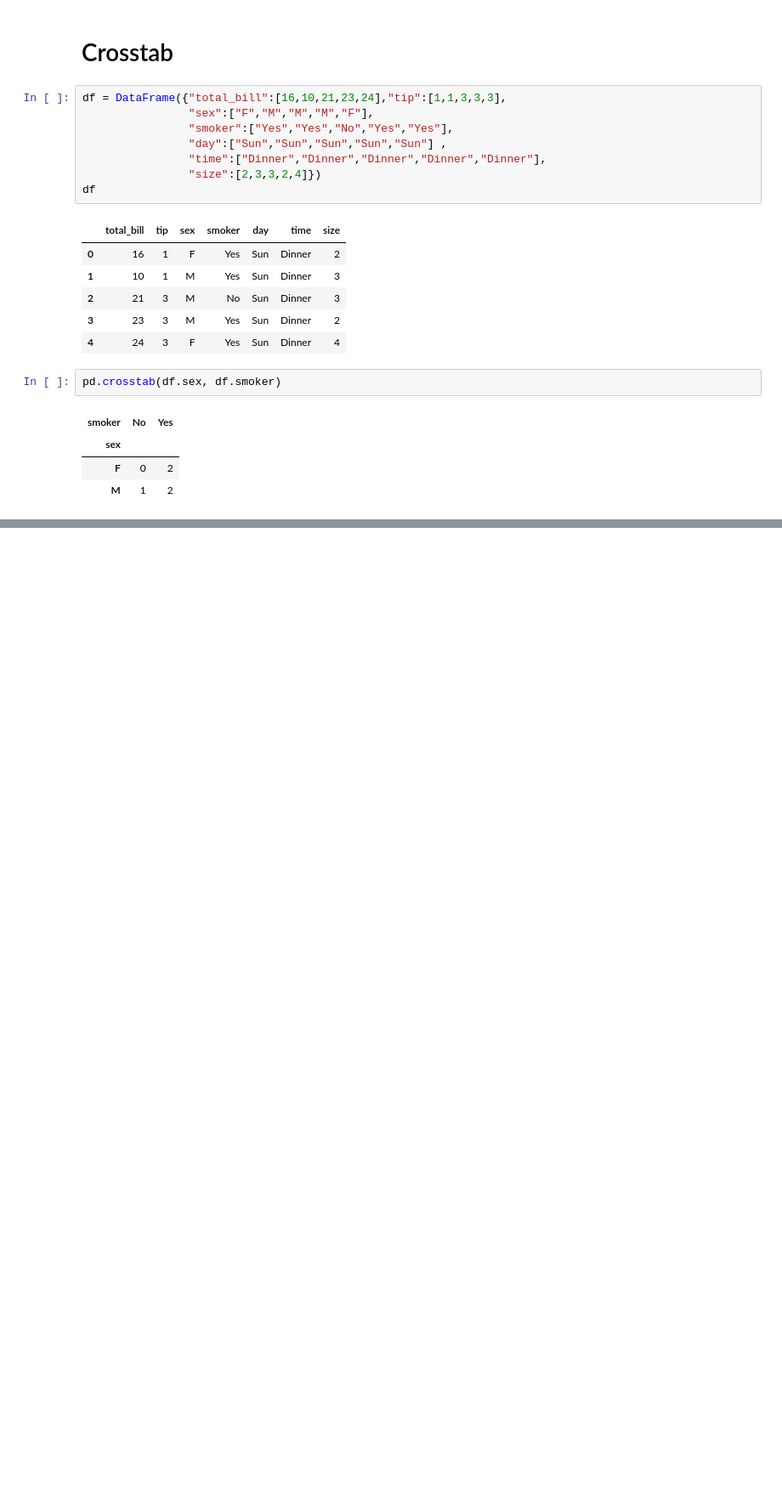
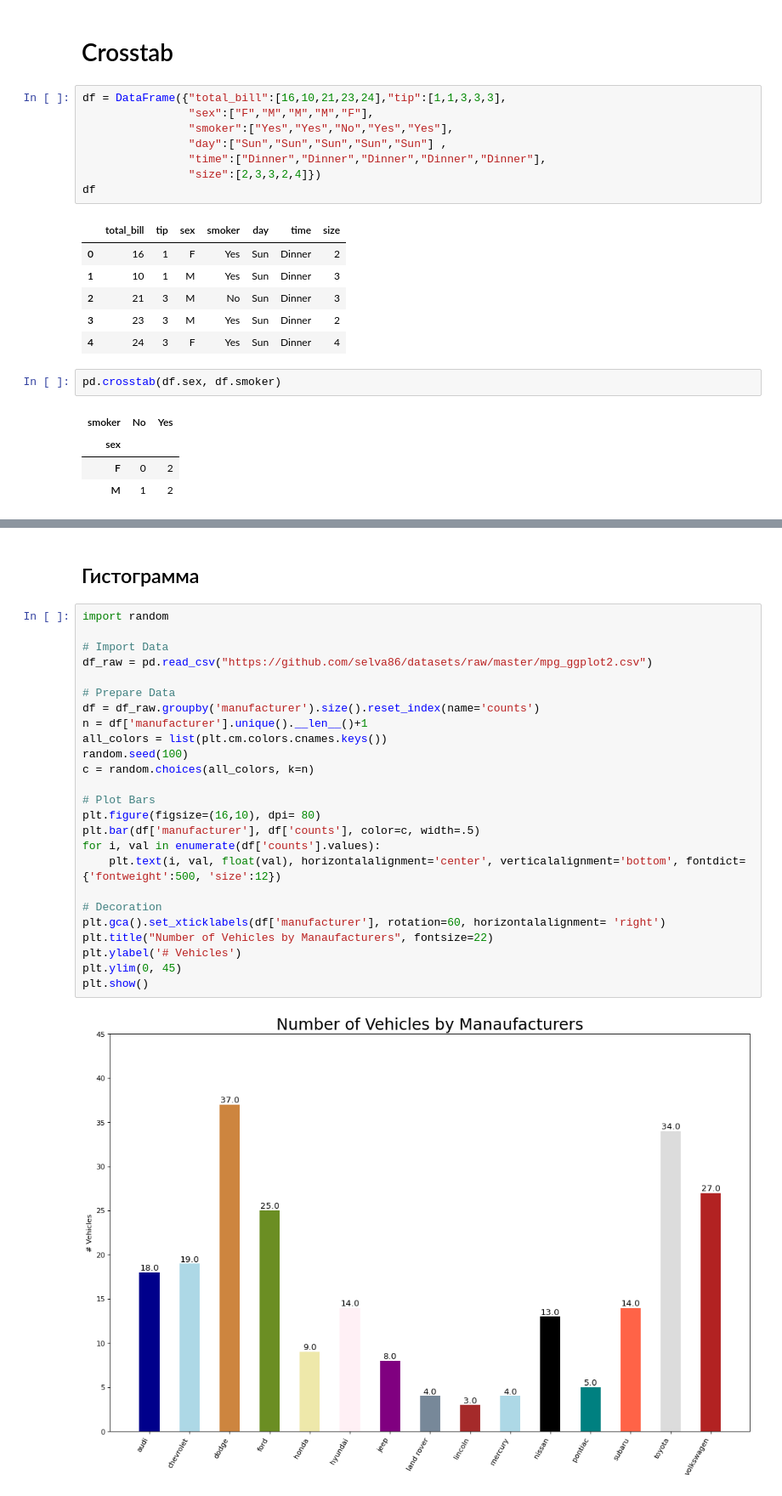
Before and after one commit to DieNice/lessons_notebooks, a Jupyter notebook: lesson_4.ipynb, the cells around one changed output, grey strips where cells are left out. Shown at 85% size. Drawn from its saved outputs; the diff is of its cells as text; blank space fills up the shorter version.

```diff
--- a/lesson_4.ipynb
+++ b/lesson_4.ipynb
@@ -683,0 +754,29 @@ pd.crosstab(df.sex, df.smoker)
+# %% [markdown]
+## Гистограмма
+# %%
+import random
+
+# Import Data
+df_raw = pd.read_csv("https://github.com/selva86/datasets/raw/master/mpg_ggplot2.csv")
+
+# Prepare Data
+df = df_raw.groupby('manufacturer').size().reset_index(name='counts')
+n = df['manufacturer'].unique().__len__()+1
+all_colors = list(plt.cm.colors.cnames.keys())
+random.seed(100)
+c = random.choices(all_colors, k=n)
+
+# Plot Bars
+plt.figure(figsize=(16,10), dpi= 80)
+plt.bar(df['manufacturer'], df['counts'], color=c, width=.5)
+for i, val in enumerate(df['counts'].values):
+    plt.text(i, val, float(val), horizontalalignment='center', verticalalignment='bottom', fontdict={'fontweight':500, 'size':12})
+
+# Decoration
+plt.gca().set_xticklabels(df['manufacturer'], rotation=60, horizontalalignment= 'right')
+plt.title("Number of Vehicles by Manaufacturers", fontsize=22)
+plt.ylabel('# Vehicles')
+plt.ylim(0, 45)
+plt.show()
+# %% [output]
+[figure, added]
```
Also changed, not shown: parts of 36 cells of this notebook, 2 other files.
